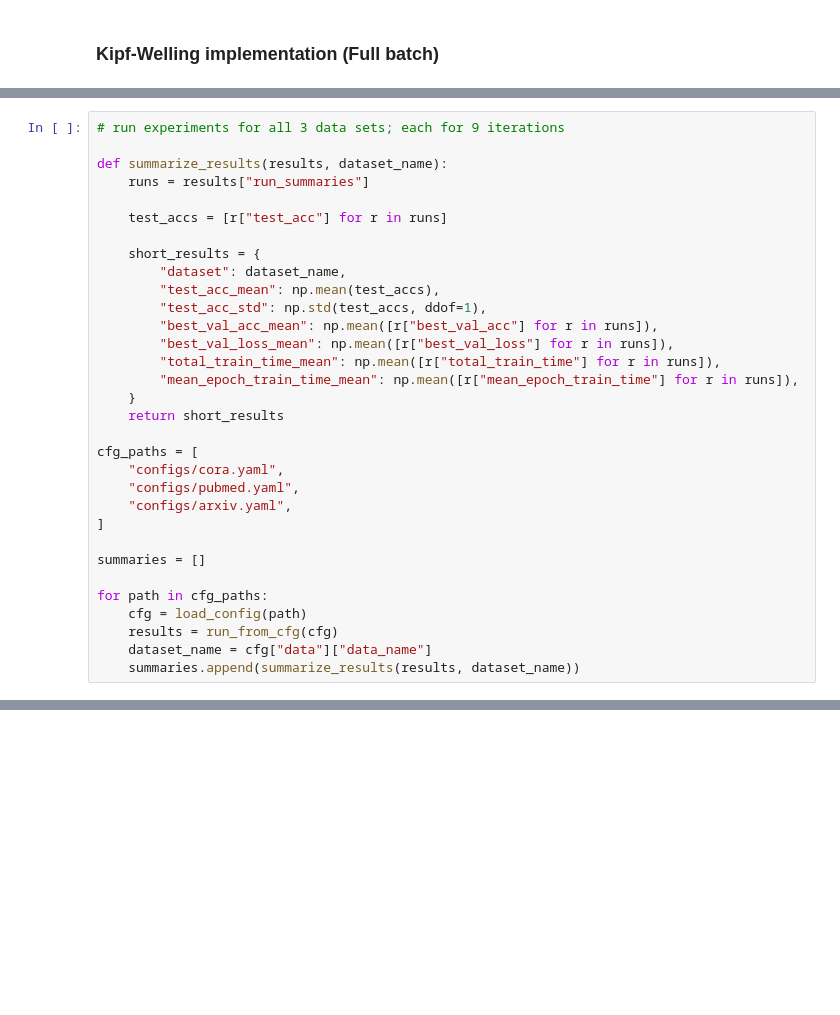
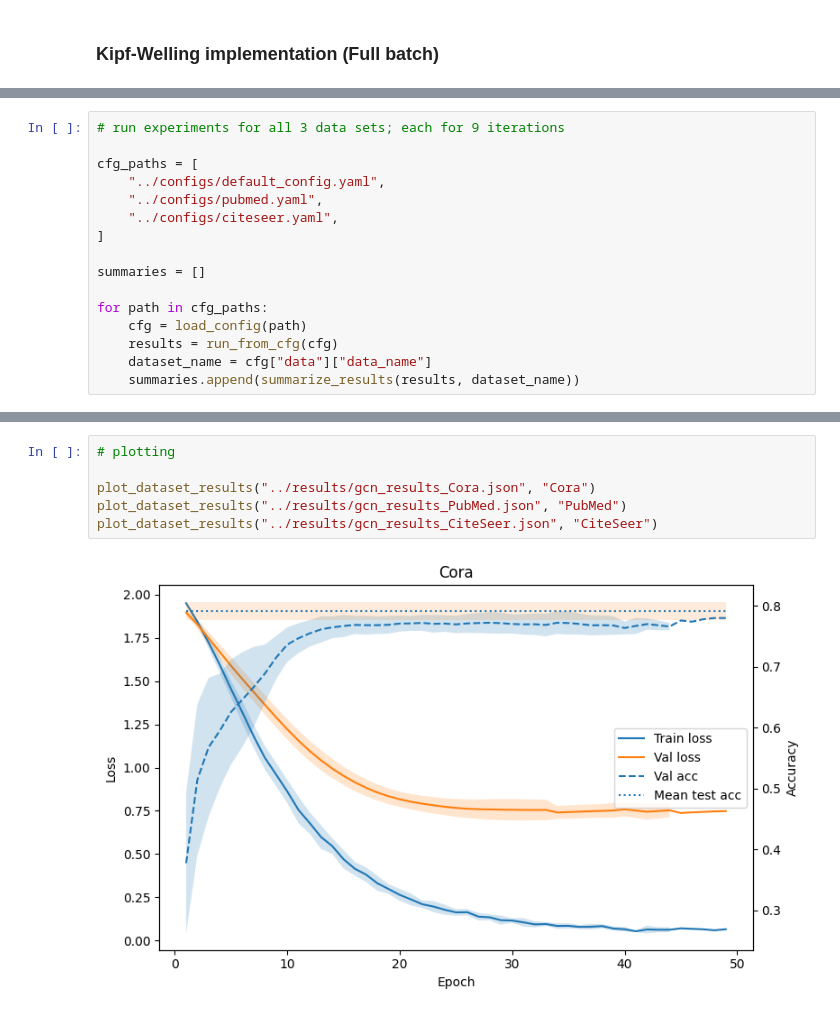
Before and after one commit to JonathanSierks/gcn-kipf-welling-2017, a Jupyter notebook: notebooks/experiments.ipynb, the cells around one changed output, grey strips where cells are left out. Saved outputs shown, nothing was run; the diff lists cells and outputs as text; blank space fills up the shorter version.

Commit message:
OGBN data set tests added; base .py modules adapted; notebook finished

```diff
--- a/notebooks/experiments.ipynb
+++ b/notebooks/experiments.ipynb
@@ -23,26 +51,10 @@ print(torch.cuda.is_available())
 # %%
 # run experiments for all 3 data sets; each for 9 iterations
 
-def summarize_results(results, dataset_name):
-    runs = results["run_summaries"]
-
-    test_accs = [r["test_acc"] for r in runs]
-
-    short_results = {
-        "dataset": dataset_name,
-        "test_acc_mean": np.mean(test_accs),
-        "test_acc_std": np.std(test_accs, ddof=1),
-        "best_val_acc_mean": np.mean([r["best_val_acc"] for r in runs]),
-        "best_val_loss_mean": np.mean([r["best_val_loss"] for r in runs]),
-        "total_train_time_mean": np.mean([r["total_train_time"] for r in runs]),
-        "mean_epoch_train_time_mean": np.mean([r["mean_epoch_train_time"] for r in runs]),
-    }
-    return short_results
-
 cfg_paths = [
-    "configs/cora.yaml",
-    "configs/pubmed.yaml",
-    "configs/arxiv.yaml",
+    "../configs/default_config.yaml",
+    "../configs/pubmed.yaml",
+    "../configs/citeseer.yaml",
 ]
 
 summaries = []
@@ -56,0 +158,8 @@ for path in cfg_paths:
+# %%
+# plotting
+
+plot_dataset_results("../results/gcn_results_Cora.json", "Cora")
+plot_dataset_results("../results/gcn_results_PubMed.json", "PubMed")
+plot_dataset_results("../results/gcn_results_CiteSeer.json", "CiteSeer")
+# %% [output]
+[figure, added]
```
Also changed, not shown: parts of 24 cells of this notebook, 9 other files.
